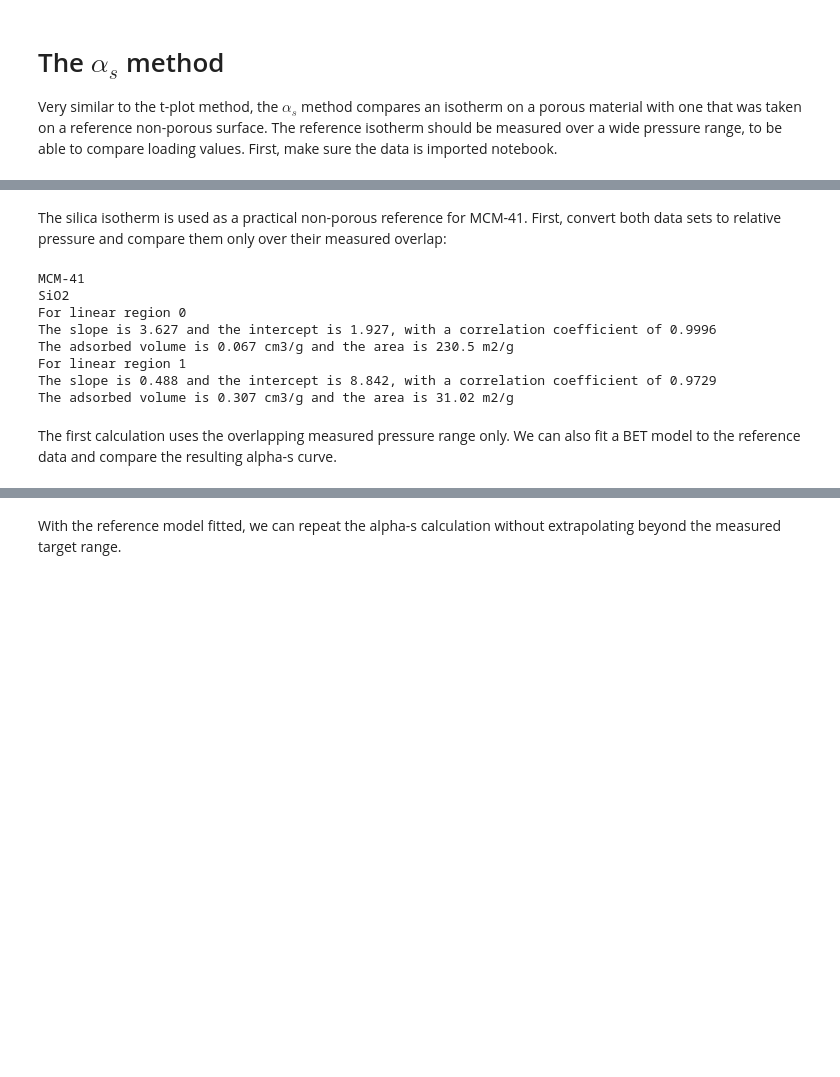
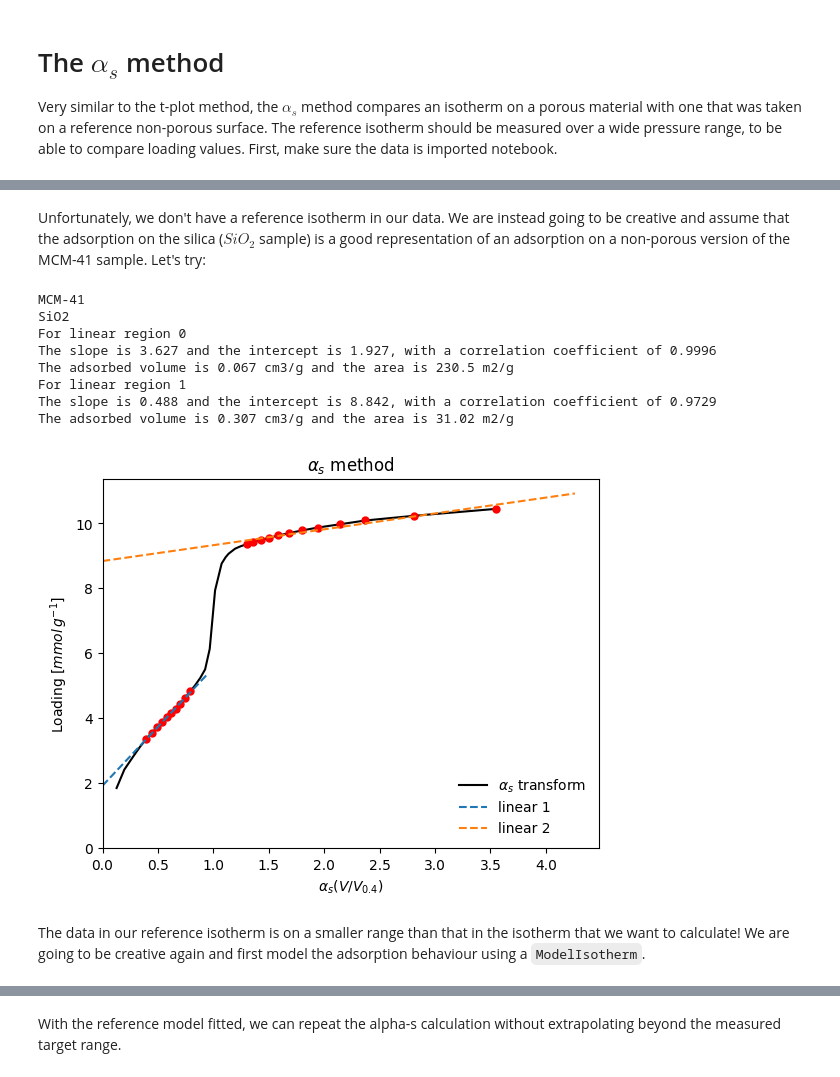
Before and after one commit to pauliacomi/pyGAPS, a Jupyter notebook: docs/examples/alphas.ipynb, the cells around one changed output, grey strips where cells are left out. Drawn from its saved outputs; the diff is of its cells as text; code cells hidden in the pictures; blank space fills up the shorter version.

```diff
--- a/docs/examples/alphas.ipynb
+++ b/docs/examples/alphas.ipynb
@@ -21,6 +19,9 @@ File declares AIF version v1.0 (AIF v1.0) but is missing required tag(s): _adsnt
 Could not parse parameter material_mass, currently unknown
-# %% [markdown]
-The silica isotherm is used as a practical non-porous reference for MCM-41. First, convert both data sets to relative pressure and compare them only over their measured overlap:
+# %% [markdown]
+Unfortunately, we don't have a reference isotherm in our data. We are instead
+going to be creative and assume that the adsorption on the silica ($SiO_2$
+sample) is a good representation of an adsorption on a non-porous version of the
+MCM-41 sample. Let's try:
 # %%
 import pygaps
 
@@ -29,37 +30,40 @@ iso_2 = next(i for i in isotherms_n2_77k if i.material == 'SiO2')
 
 # Put both data sets on the same pressure basis and restrict MCM-41 to their overlap.
 iso_2.convert_pressure(mode_to='relative')
 target_pressure = iso_1.pressure(branch='ads', pressure_mode='relative')
 reference_pressure = iso_2.pressure(branch='ads', pressure_mode='relative')
 common_min = max(target_pressure.min(), reference_pressure.min())
 common_max = min(target_pressure.max(), reference_pressure.max())
 
 isotherm_data = iso_1.data(branch='ads').copy()
 isotherm_data['relative_pressure'] = target_pressure
 isotherm_data = isotherm_data.loc[
-    isotherm_data['relative_pressure'].between(common_min, common_max)
-].drop(columns='relative_pressure')
+    isotherm_data['relative_pressure'].between(common_min,
+                                               common_max)].drop(columns='relative_pressure')
 iso_1 = pygaps.PointIsotherm.from_isotherm(
     iso_1,
     isotherm_data=isotherm_data,
     pressure_key=iso_1.pressure_key,
     loading_key=iso_1.loading_key,
 )
 
 print(iso_1.material)
 print(iso_2.material)
 results = pgc.alpha_s(iso_1, reference_isotherm=iso_2, verbose=True)
 # %% [output]
 MCM-41
 SiO2
 For linear region 0
 The slope is 3.627 and the intercept is 1.927, with a correlation coefficient of 0.9996
 The adsorbed volume is 0.067 cm3/g and the area is 230.5 m2/g
 For linear region 1
 The slope is 0.488 and the intercept is 8.842, with a correlation coefficient of 0.9729
 The adsorbed volume is 0.307 cm3/g and the area is 31.02 m2/g
+[figure, added]
-# %% [markdown]
-The first calculation uses the overlapping measured pressure range only. We can also fit a BET model to the reference data and compare the resulting alpha-s curve.
+# %% [markdown]
+The data in our reference isotherm is on a smaller range than that in the
+isotherm that we want to calculate! We are going to be creative again and first
+model the adsorption behaviour using a `ModelIsotherm`.
 # %%
 import pygaps
 
```
Also changed, not shown: parts of 3 cells of this notebook, 16 other files.
